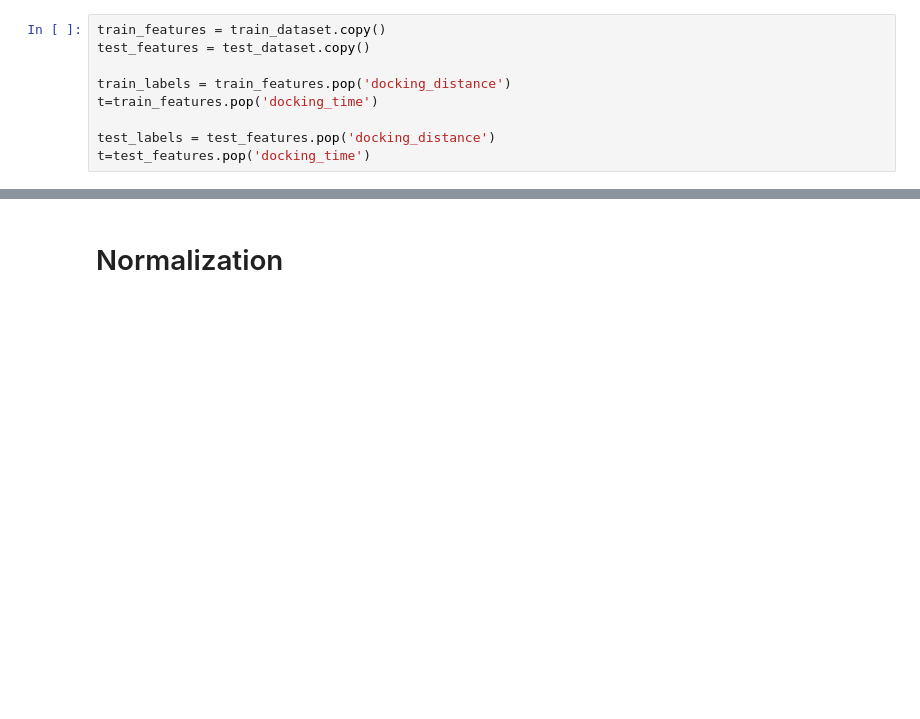
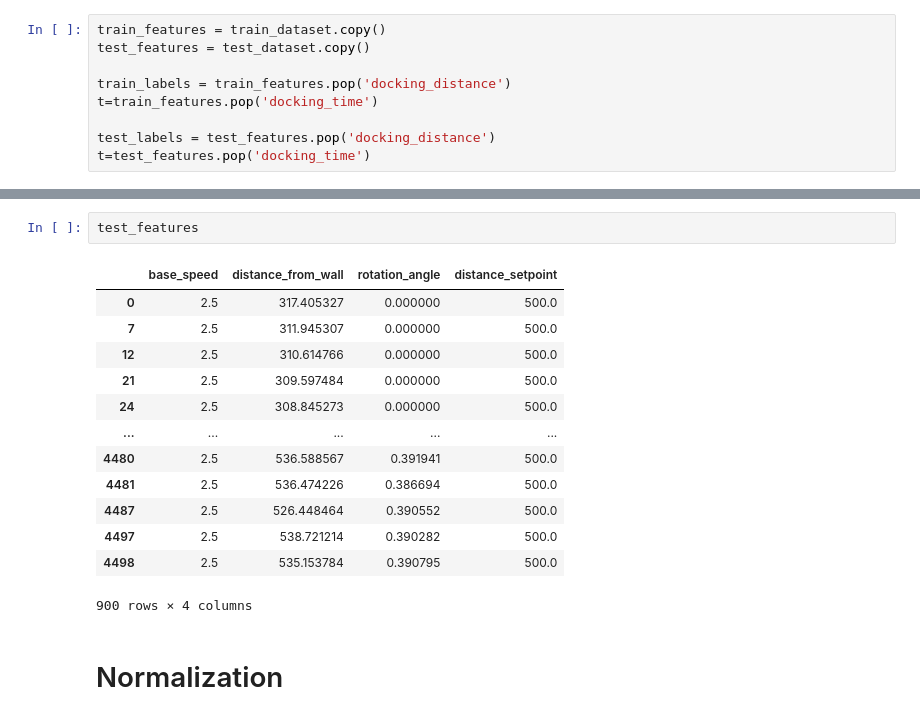
Before and after one commit to szymciem8/AGV-Autonomous-Docking, a Jupyter notebook: docking_prediction/regression.ipynb, the cells around one changed output, grey strips where cells are left out. Drawn from its saved outputs; the diff is of its cells as text; blank space fills up the shorter version.

```diff
--- a/docking_prediction/regression.ipynb
+++ b/docking_prediction/regression.ipynb
@@ -79,3 +112,19 @@ t=test_features.pop('docking_time')
+# %%
+test_features
+# %% [output]
+|  | base_speed | distance_from_wall | rotation_angle | distance_setpoint |
+| 0 | 2.5 | 317.405327 | 0.000000 | 500.0 |
+| 7 | 2.5 | 311.945307 | 0.000000 | 500.0 |
+| 12 | 2.5 | 310.614766 | 0.000000 | 500.0 |
+| 21 | 2.5 | 309.597484 | 0.000000 | 500.0 |
+| 24 | 2.5 | 308.845273 | 0.000000 | 500.0 |
+| ... | ... | ... | ... | ... |
+| 4480 | 2.5 | 536.588567 | 0.391941 | 500.0 |
+| 4481 | 2.5 | 536.474226 | 0.386694 | 500.0 |
+| 4487 | 2.5 | 526.448464 | 0.390552 | 500.0 |
+| 4497 | 2.5 | 538.721214 | 0.390282 | 500.0 |
+| 4498 | 2.5 | 535.153784 | 0.390795 | 500.0 |
+900 rows × 4 columns
 # %% [markdown]
 # Normalization
 # %%
```
Also changed, not shown: parts of 16 cells of this notebook, 5 other files.
